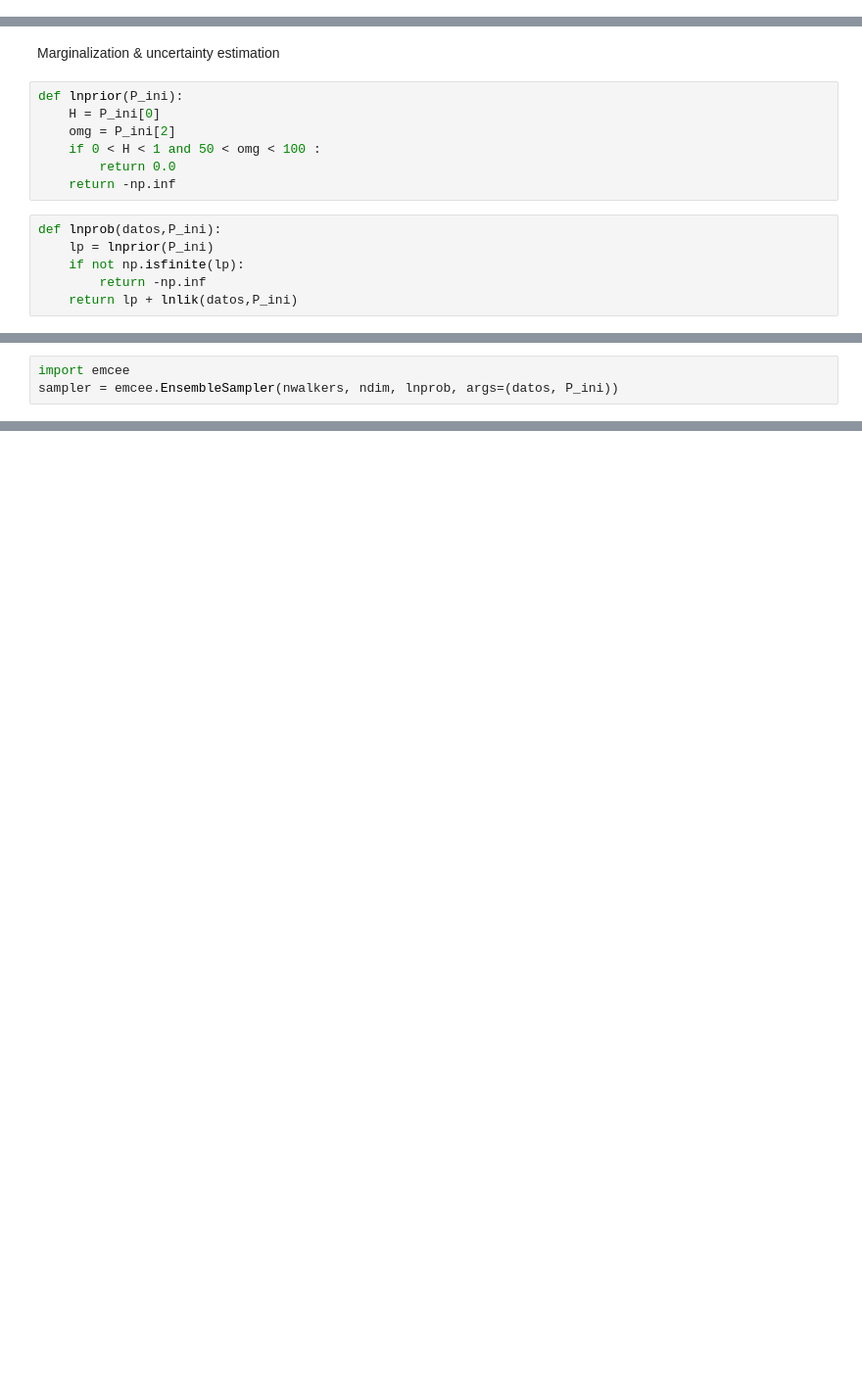
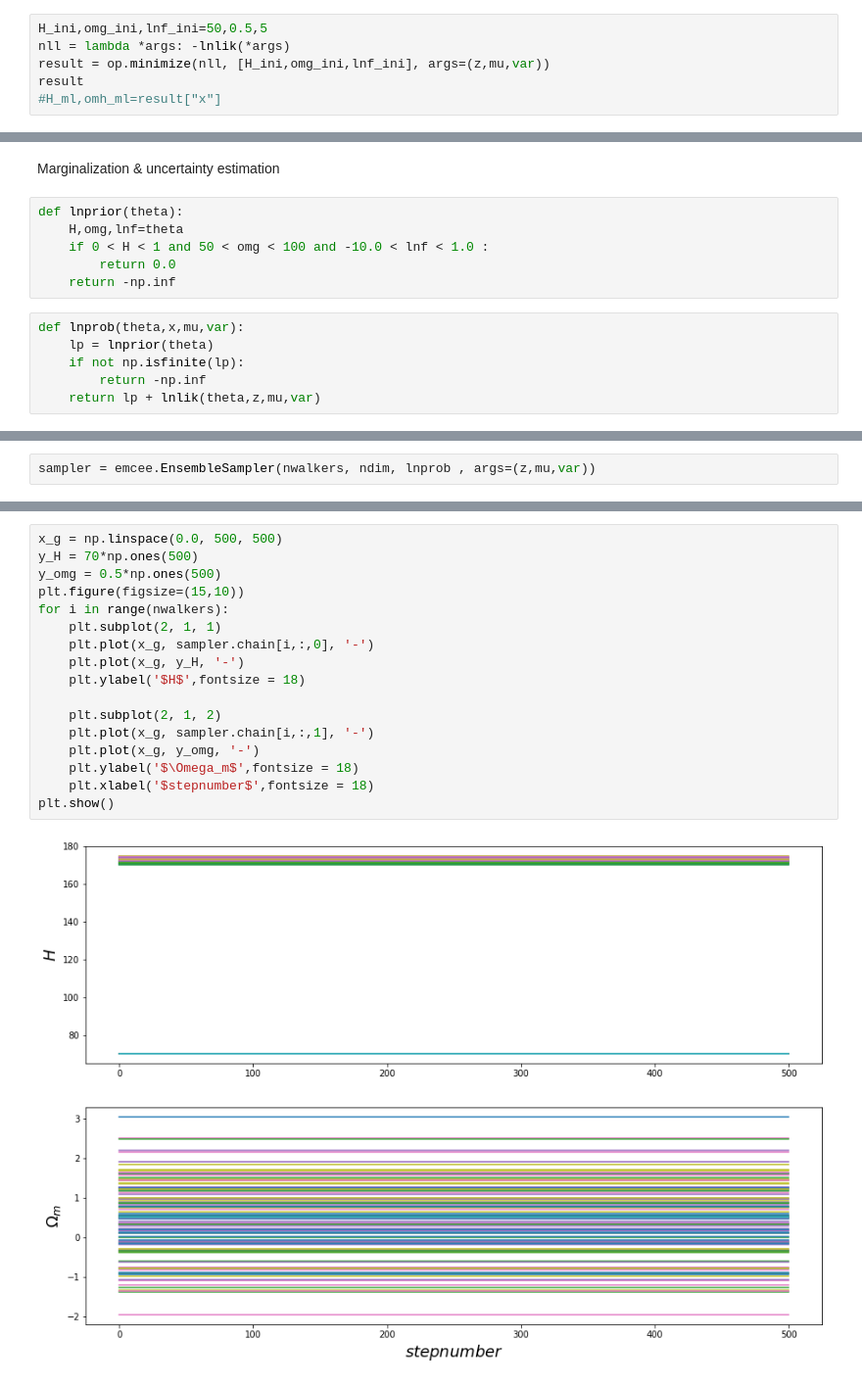
Before and after one commit to CosmoStats/cosmostats2018-Oscar2401, a Jupyter notebook: Oct/Ejercicio_1/Hobble_Bayes_teorem.ipynb, the cells around one changed output, grey strips where cells are left out. Shown: that part at 98% size. Cells and saved outputs as stored; diff of their text form; blank space fills up the shorter version.

```diff
--- a/Oct/Ejercicio_1/Hobble_Bayes_teorem.ipynb
+++ b/Oct/Ejercicio_1/Hobble_Bayes_teorem.ipynb
@@ -111,0 +73,6 @@ NameError: global name 'lnlike' is not defined
+# %%
+H_ini,omg_ini,lnf_ini=50,0.5,5
+nll = lambda *args: -lnlik(*args)
+result = op.minimize(nll, [H_ini,omg_ini,lnf_ini], args=(z,mu,var))
+result
+#H_ml,omh_ml=result["x"]
@@ -112,18 +92,17 @@ NameError: global name 'lnlike' is not defined
 # %% [markdown]
 Marginalization & uncertainty estimation
 # %%
-def lnprior(P_ini):
-    H = P_ini[0]
-    omg = P_ini[2]
-    if 0 < H < 1 and 50 < omg < 100 :
+def lnprior(theta):
+    H,omg,lnf=theta
+    if 0 < H < 1 and 50 < omg < 100 and -10.0 < lnf < 1.0 :
         return 0.0
     return -np.inf
 # %%
-def lnprob(datos,P_ini):
-    lp = lnprior(P_ini)
+def lnprob(theta,x,mu,var):
+    lp = lnprior(theta)
     if not np.isfinite(lp):
         return -np.inf
-    return lp + lnlik(datos,P_ini)
+    return lp + lnlik(theta,z,mu,var)
 # %%
 ndim, nwalkers = 3, 100
 pos = [result["x"] + 1e-4*np.random.randn(ndim) for i in range(nwalkers)]
@@ -132,4 +129,3 @@ NameError: name 'result' is not defined
 # %%
-import emcee
-sampler = emcee.EnsembleSampler(nwalkers, ndim, lnprob, args=(datos, P_ini))
+sampler = emcee.EnsembleSampler(nwalkers, ndim, lnprob , args=(z,mu,var))
 # %%
@@ -138,0 +151,19 @@ NameError: name 'pos' is not defined
+# %%
+x_g = np.linspace(0.0, 500, 500)
+y_H = 70*np.ones(500)
+y_omg = 0.5*np.ones(500)
+plt.figure(figsize=(15,10))
+for i in range(nwalkers):
+    plt.subplot(2, 1, 1)
+    plt.plot(x_g, sampler.chain[i,:,0], '-')
+    plt.plot(x_g, y_H, '-')
+    plt.ylabel('$H$',fontsize = 18)
+
+    plt.subplot(2, 1, 2)
+    plt.plot(x_g, sampler.chain[i,:,1], '-')
+    plt.plot(x_g, y_omg, '-')
+    plt.ylabel('$\Omega_m$',fontsize = 18)
+    plt.xlabel('$stepnumber$',fontsize = 18)
+plt.show()
+# %% [output]
+[figure, added]
```
Also changed, not shown: parts of 10 cells of this notebook, 2 other files.
